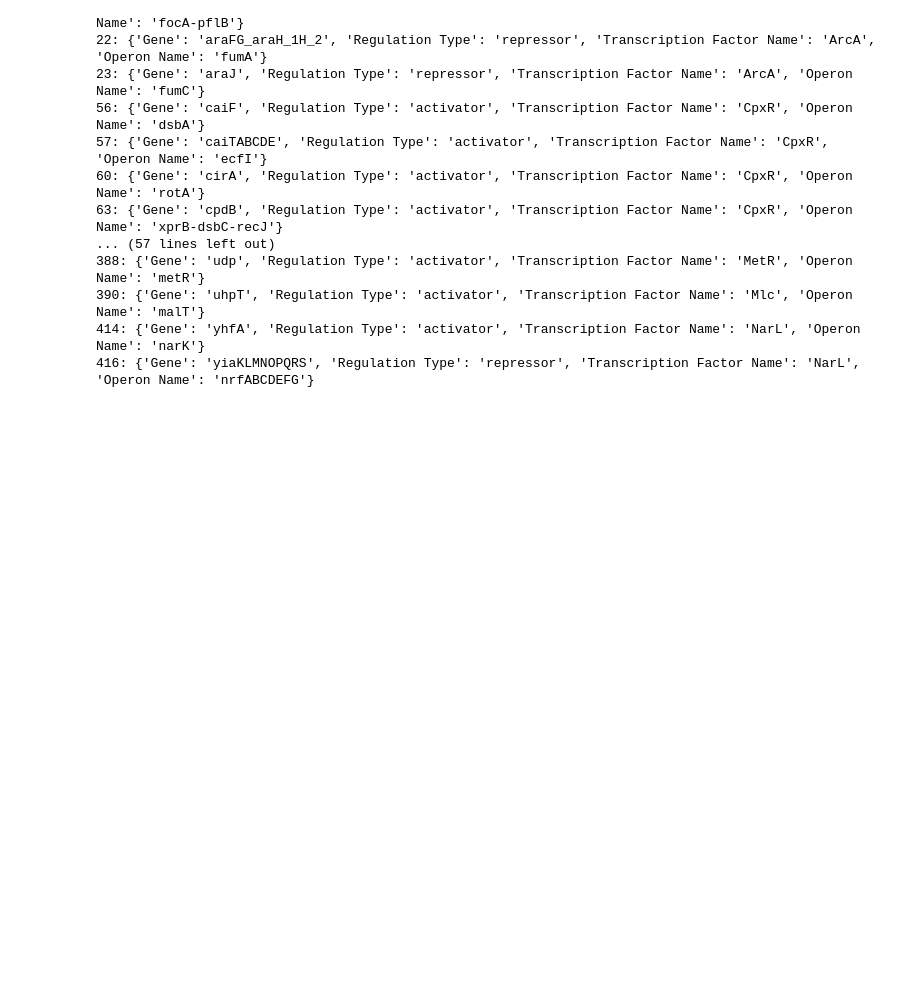
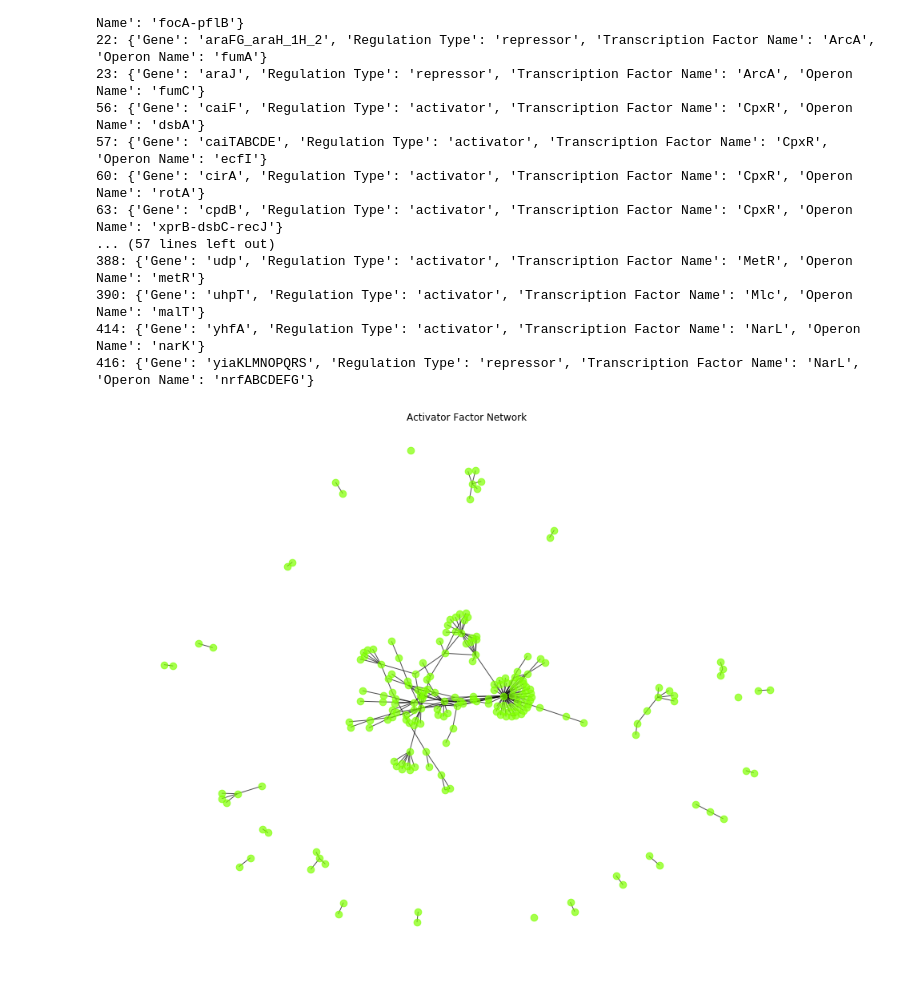
Before and after one commit to Trancefiend/Unit-6, a Jupyter notebook: Network Capstone 2.ipynb, the cells around one changed output. Cells and saved outputs as stored; diff of their text form; code cells hidden in the pictures; blank space fills up the shorter version.

```diff
--- a/Network Capstone 2.ipynb
+++ b/Network Capstone 2.ipynb
@@ -361,3 +365,36 @@ for node in node66:
 390: {'Gene': 'uhpT', 'Regulation Type': 'activator', 'Transcription Factor Name': 'Mlc', 'Operon Name': 'malT'}
 414: {'Gene': 'yhfA', 'Regulation Type': 'activator', 'Transcription Factor Name': 'NarL', 'Operon Name': 'narK'}
 416: {'Gene': 'yiaKLMNOPQRS', 'Regulation Type': 'repressor', 'Transcription Factor Name': 'NarL', 'Operon Name': 'nrfABCDEFG'}
+# %%
+#create dataframes containing unique TF classes
+activator = df[df['regulation_type'] == 'activator']
+repressor = df[df['regulation_type'] == 'repressor']
+dual = df[df['regulation_type'] == 'dual']
+
+tuple_a = [(x[4], x[5]) for x in activator.values]
+tuple_r = [(x[4], x[5]) for x in repressor.values]
+tuple_d = [(x[4], x[5]) for x in dual.values]
+
+G1 = nx.Graph()
+G2 = nx.Graph()
+G3 = nx.Graph()
+
+G1.add_edges_from(tuple_a)
+G2.add_edges_from(tuple_r)
+G3.add_edges_from(tuple_d)
+# %%
+#draw the activator network graph
+plt.figure(figsize=(15, 12))
+nx.draw_networkx(G1,
+                 pos=nx.spring_layout(G1),
+                 node_color='chartreuse',
+                 edge_color='black',
+                 node_size=75,
+                 with_labels=False,
+                 alpha=.7
+                 )
+plt.title('Activator Factor Network')
+plt.axis('off')
+plt.show()
+# %% [output]
+[figure, added]
```
Also changed, not shown: parts of 25 cells of this notebook.
